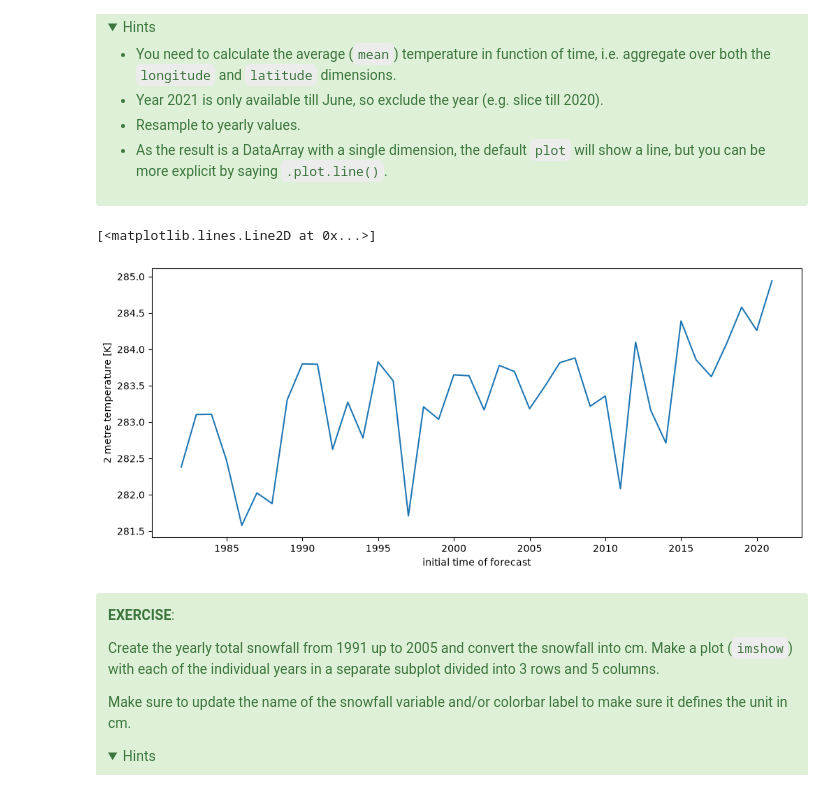
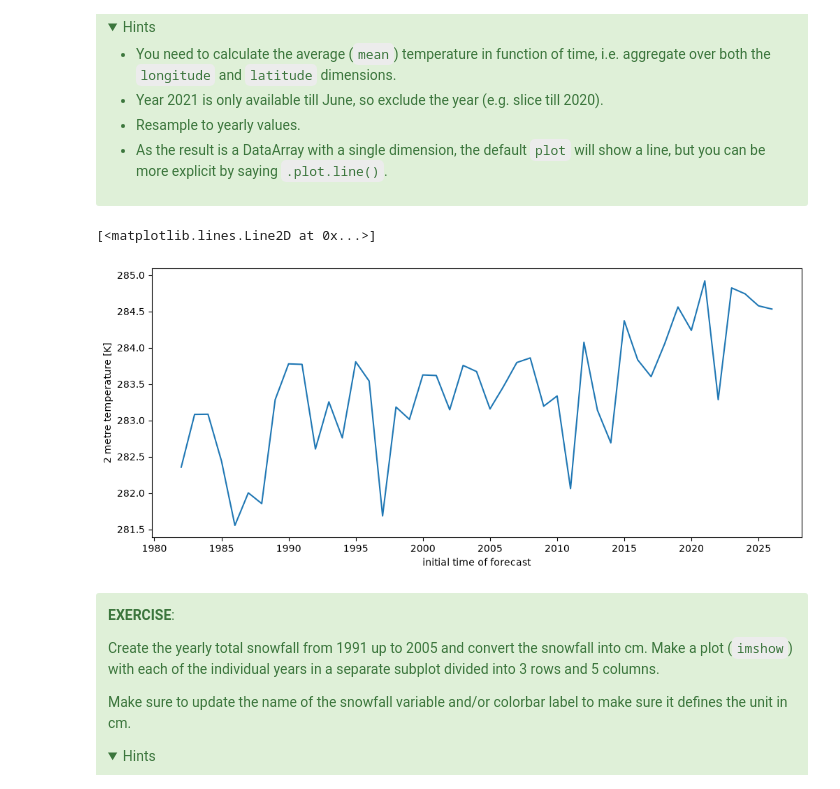
Before and after one commit to plovercode/course-python-geospatial, a Jupyter notebook: notebooks/12-xarray-advanced.ipynb, the cells around one changed output. Saved outputs shown, nothing was run; the diff lists cells and outputs as text; code cells hidden in the pictures; folded sections open.

```diff
--- a/notebooks/12-xarray-advanced.ipynb
+++ b/notebooks/12-xarray-advanced.ipynb
@@ -723,7 +716,7 @@ __Note:__ Xarray adds a [`groupby_bins`](http://xarray.pydata.org/en/stable/gene
 # %% [markdown]
 Run this cell before doing the exercises, so the starting point is again the `era5_renamed` data set:
 # %%
-era5 = xr.open_dataset("./data/era5-land-monthly-means_example.nc")
+era5 = xr.open_dataset("./data/era5-land-monthly-means_belgium.nc")
 mapping = {
     "sf": "snowfall_m",
     "sp": "pressure_pa",
@@ -836,11 +829,11 @@ Create a line plot showing the yearly average temperature in the y-axis and time
 
 </div>
 # %%
-temp_mean = era5_renamed["temperature_k"].mean(dim=["latitude", "longitude"]).sel(time=slice("1981", "2020"))
+temp_mean = era5_renamed["temperature_k"].mean(dim=["latitude", "longitude"]).sel(time=slice("1981", "2025"))
 temp_mean.resample(time="YE").mean().plot.line(figsize=(12, 5))
 # %% [output]
 [<matplotlib.lines.Line2D at 0x...>]
-[figure, old version]
+[figure, new version]
 # %% [markdown]
 <div class="alert alert-success">
 
```
Also changed, not shown: parts of 17 cells of this notebook, 4 other files.
